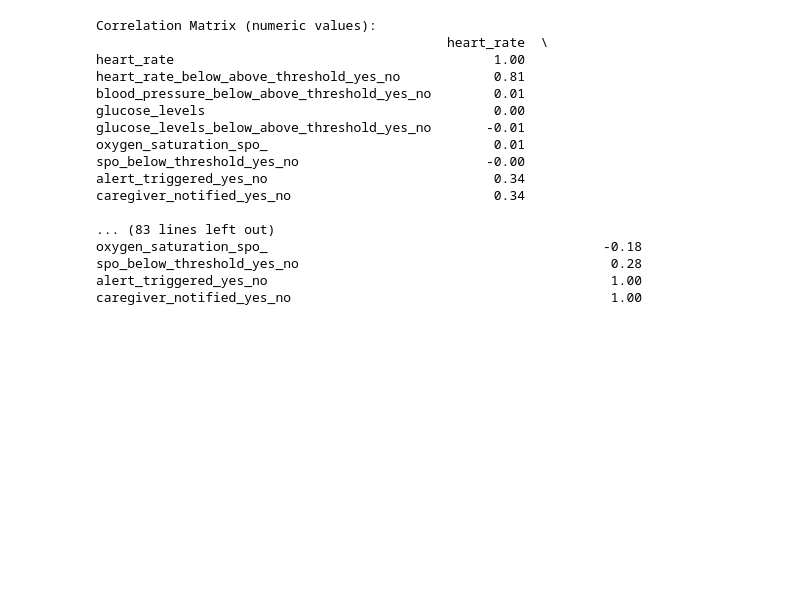
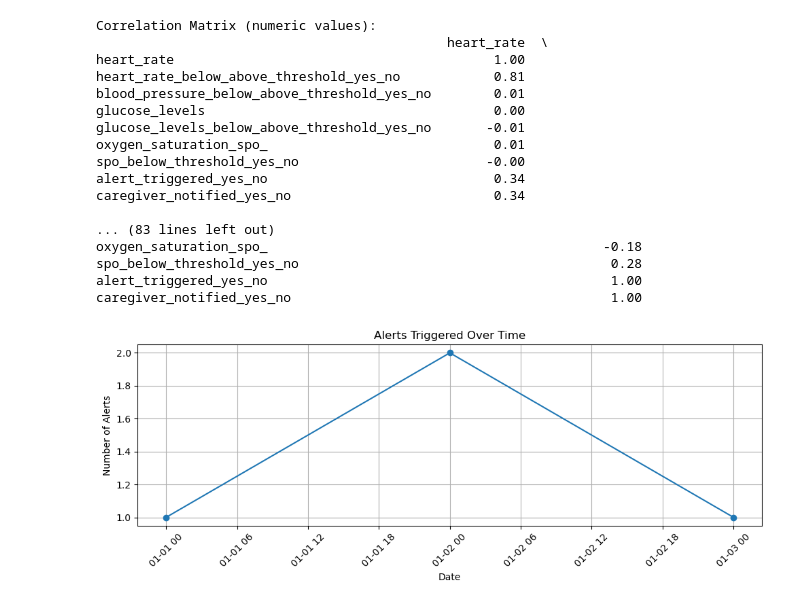
Before and after one commit to VysakhM7/cognitive-wellness-monitoring, a Jupyter notebook: Jupyter Noteboook.ipynb, the cells around one changed output. Drawn from its saved outputs; the diff is of its cells as text; code cells hidden in the pictures; blank space fills up the shorter version.

```diff
--- a/Jupyter Noteboook.ipynb
+++ b/Jupyter Noteboook.ipynb
@@ -519,3 +513,42 @@ oxygen_saturation_spo_                                           -0.18
 spo_below_threshold_yes_no                                        0.28
 alert_triggered_yes_no                                            1.00
 caregiver_notified_yes_no                                         1.00
+# %%
+# Import necessary libraries
+import pandas as pd
+import matplotlib.pyplot as plt
+
+# Create or load the health DataFrame
+# Option 1: If you need to load data from a file
+# health = pd.read_csv('your_health_data.csv')  # Uncomment and modify path as needed
+
+# Option 2: For demonstration, create a sample DataFrame
+# This is just an example - replace with your actual data loading code
+health = pd.DataFrame({
+    'timestamp': ['2023-01-01 08:30:00', '2023-01-01 14:20:00',
+                  '2023-01-02 09:15:00', '2023-01-02 16:45:00',
+                  '2023-01-03 10:30:00', '2023-01-03 18:20:00'],
+    'alert_triggered_yes_no': ['Yes', 'No', 'Yes', 'Yes', 'No', 'Yes']
+})
+
+# Convert 'timestamp' to datetime
+health['timestamp'] = pd.to_datetime(health['timestamp'])
+
+# Extract date only
+health['date'] = health['timestamp'].dt.date
+
+# Count alerts per day
+alerts_daily = health[health['alert_triggered_yes_no'] == 'Yes'].groupby('date').size()
+
+# Plot
+plt.figure(figsize=(10, 4))
+alerts_daily.plot(kind='line', marker='o')
+plt.title('Alerts Triggered Over Time')
+plt.xlabel('Date')
+plt.ylabel('Number of Alerts')
+plt.grid(True)
+plt.xticks(rotation=45)
+plt.tight_layout()
+plt.show()
+# %% [output]
+[figure, added]
```
Also changed, not shown: parts of 12 cells of this notebook.
